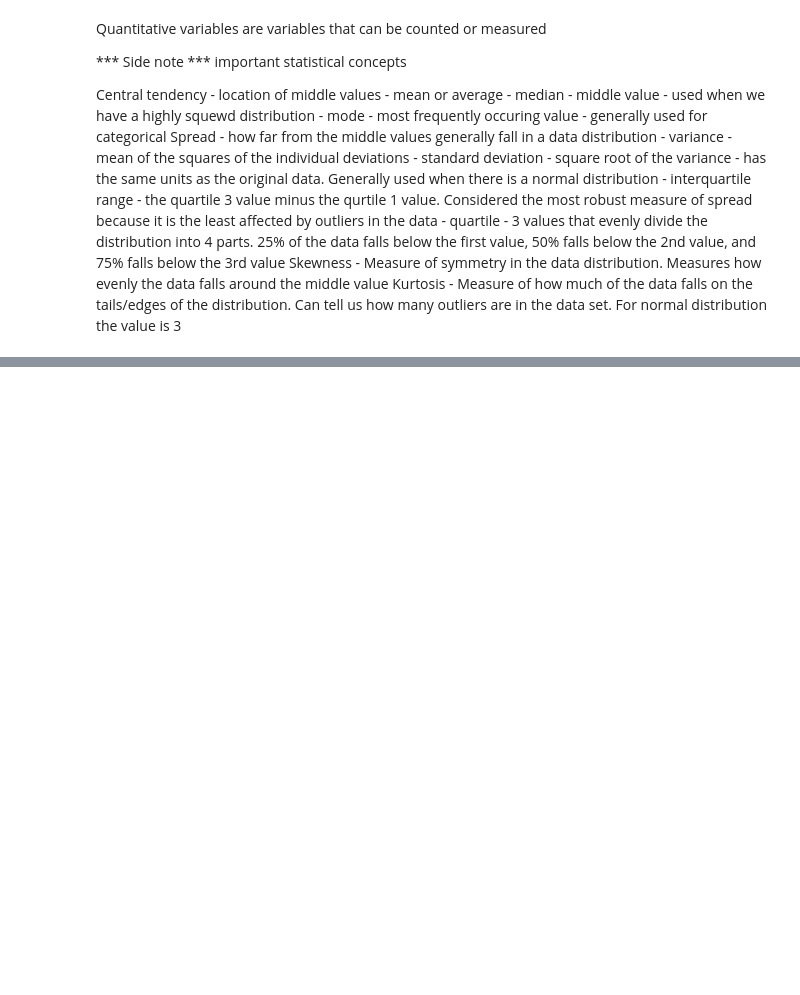
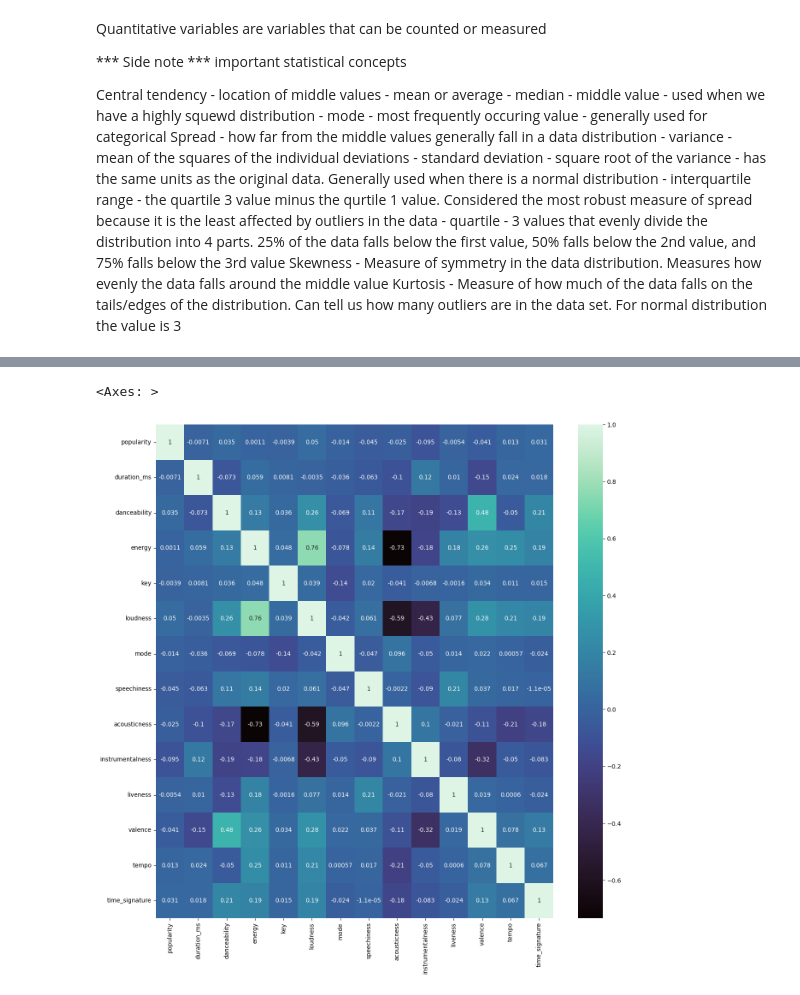
Before and after one commit to RunningBaldMan/spotify_eda_JustinMasters, a Jupyter notebook: eda.ipynb, the cells around one changed output, grey strips where cells are left out. Drawn from its saved outputs; the diff is of its cells as text; code cells hidden in the pictures; blank space fills up the shorter version.

```diff
--- a/eda.ipynb
+++ b/eda.ipynb
@@ -218,0 +250,6 @@ Kurtosis - Measure of how much of the data falls on the tails/edges of the distr
+# %%
+df.columns
+df_corr = df[['popularity', 'duration_ms', 'danceability', 'energy', 'key', 'loudness',
+       'mode', 'speechiness', 'acousticness', 'instrumentalness', 'liveness',
+       'valence', 'tempo', 'time_signature']].corr()
+df_corr
@@ -218,0 +272,8 @@ Kurtosis - Measure of how much of the data falls on the tails/edges of the distr
+# %%
+fig, ax = plt.subplots(figsize=(15, 15))
+sns.heatmap(df_corr, annot=True, cmap='mako')
+
+#darker cell means more negatively correlated
+# %% [output]
+<Axes: >
+[figure, added]
```
Also changed, not shown: parts of 6 cells of this notebook.
